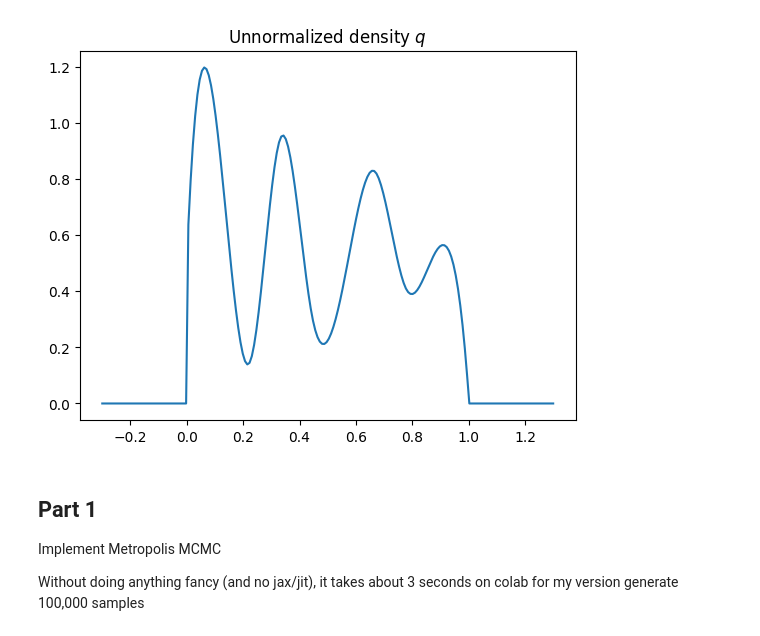
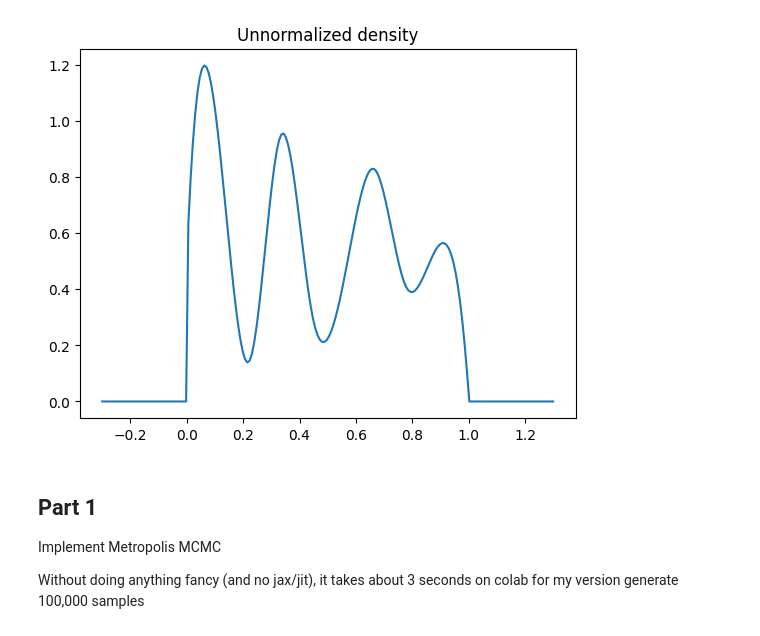
Before and after one commit to cu-applied-math/SciML-Class, a Jupyter notebook: Labs/lab13_MCMC.ipynb, the cells around one changed output. Saved outputs shown, nothing was run; the diff lists cells and outputs as text; code cells hidden in the pictures.

Commit message:
rename q to "unnormalized_p"

```diff
--- a/Labs/lab13_MCMC.ipynb
+++ b/Labs/lab13_MCMC.ipynb
@@ -53,32 +53,32 @@ You're given the function `q` below which is proportional to a probability `p` t
 # %%
 # Pick an arbitrary, simple 1D function q
 #   (that has some wiggles to it, to make it interesting)
 # We'll have it supported on [0,1]. In case the sampler proposes an estimate
 #   x that is outside the support, we just say that this proposal has 0 probability,
 #   i.e., we just define q(x) = 0 if x is outside of [0,1]
 rng = np.random.default_rng(1)
 
 def out_of_bounds(f,a=0,b=1):
     """ this limits a function to a domain (a,b) [i.e., zero outside] """
     def g(x):
         """ input x might be vectorized """
         out = f(x)
         out[ x < a ] = 0
         out[ x > b ] = 0
         return out
     return g
 
 # We pick a few points and interpolate between them with a cubic spline to give us
 #   an interesting (but smooth) function q(x)
-q = out_of_bounds( CubicSpline( np.linspace(0,1,num=10), rng.uniform(0,1,size=10) ) )
+unnormalized_p = out_of_bounds( CubicSpline( np.linspace(0,1,num=10), rng.uniform(0,1,size=10) ) )
 
 xgrid = np.linspace(-.3,1.3,num=200)
-ygrid = q(xgrid)
+ygrid = unnormalized_p(xgrid)
 plt.plot(xgrid,ygrid)
-plt.title('Unnormalized density $q$')
+plt.title('Unnormalized density')
 plt.show()
 # %% [output]
-[figure, old version]
+[figure, new version]
 # %% [markdown]
 ## Part 1
 
```
Also changed, not shown: parts of 2 cells of this notebook.
